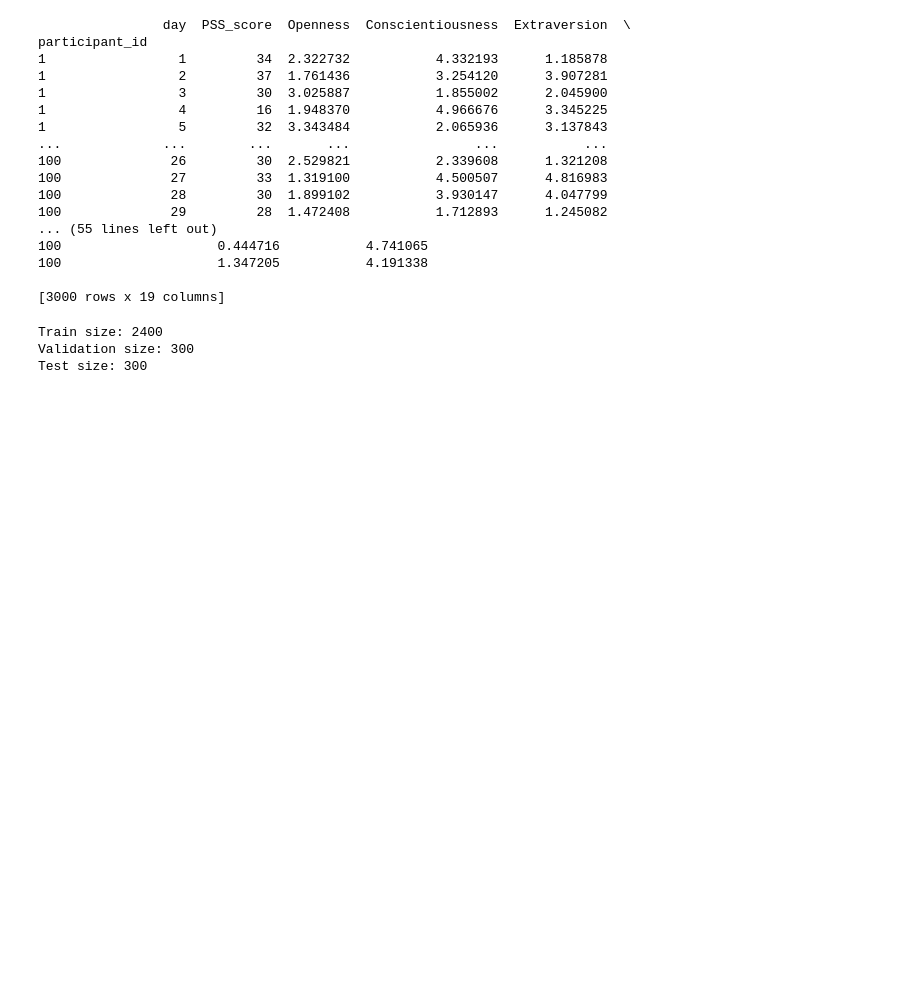
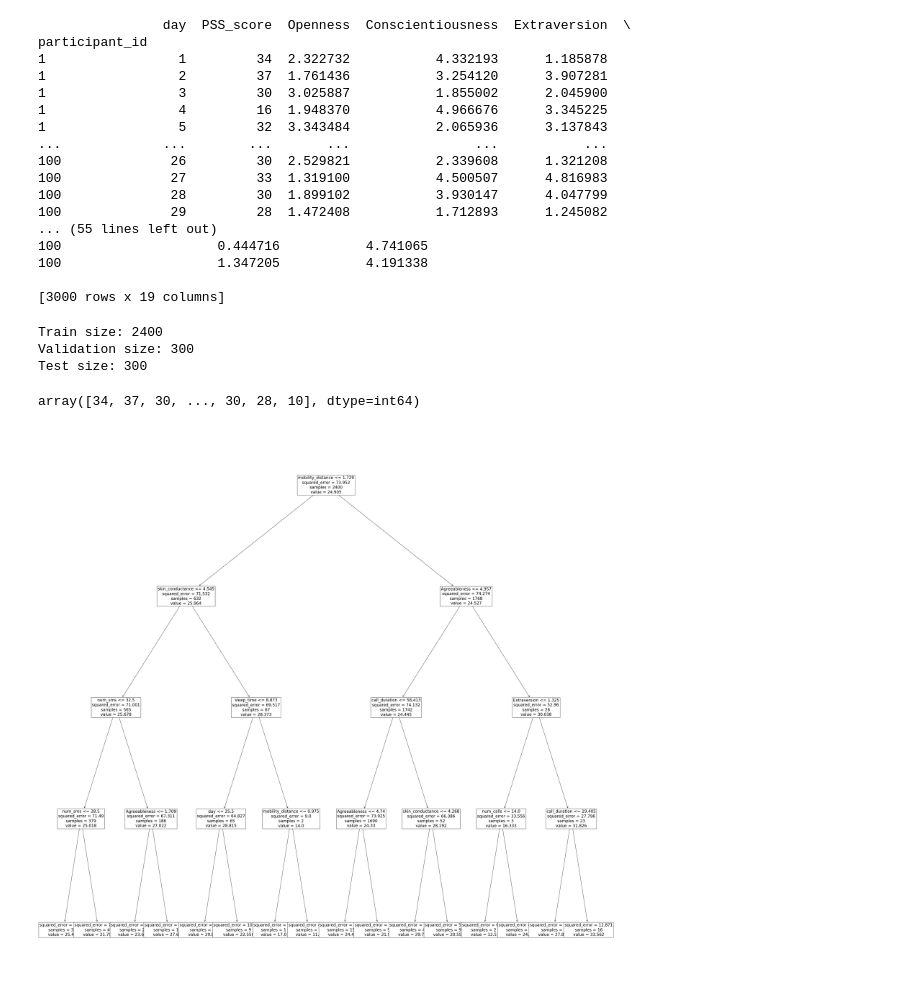
Before and after one commit to akennerhed/group15project, a Jupyter notebook: cross_validation.ipynb, the cells around one changed output. Saved outputs shown, nothing was run; the diff lists cells and outputs as text; code cells hidden in the pictures; blank space fills up the shorter version.

Commit message:
Regression tree

```diff
--- a/cross_validation.ipynb
+++ b/cross_validation.ipynb
@@ -53,3 +55,18 @@ print(f"Test size: {len(test_data)}")
 Train size: 2400
 Validation size: 300
 Test size: 300
+# %%
+X = train_data.drop("PSS_score", axis=1)
+y = train_data.PSS_score
+# %%
+y.values
+# %% [output]
+array([34, 37, 30, ..., 30, 28, 10], dtype=int64)
+# %%
+model = DecisionTreeRegressor(criterion='squared_error', max_depth=4)
+model.fit(X, y)
+fig = plt.figure(figsize=(50, 50))
+_ = tree.plot_tree(model, fontsize=20, feature_names=X.columns)
+# print(export_text(model, feature_names=X.columns))
+# %% [output]
+[figure, added]
```
Also changed, not shown: parts of 2 cells of this notebook.
